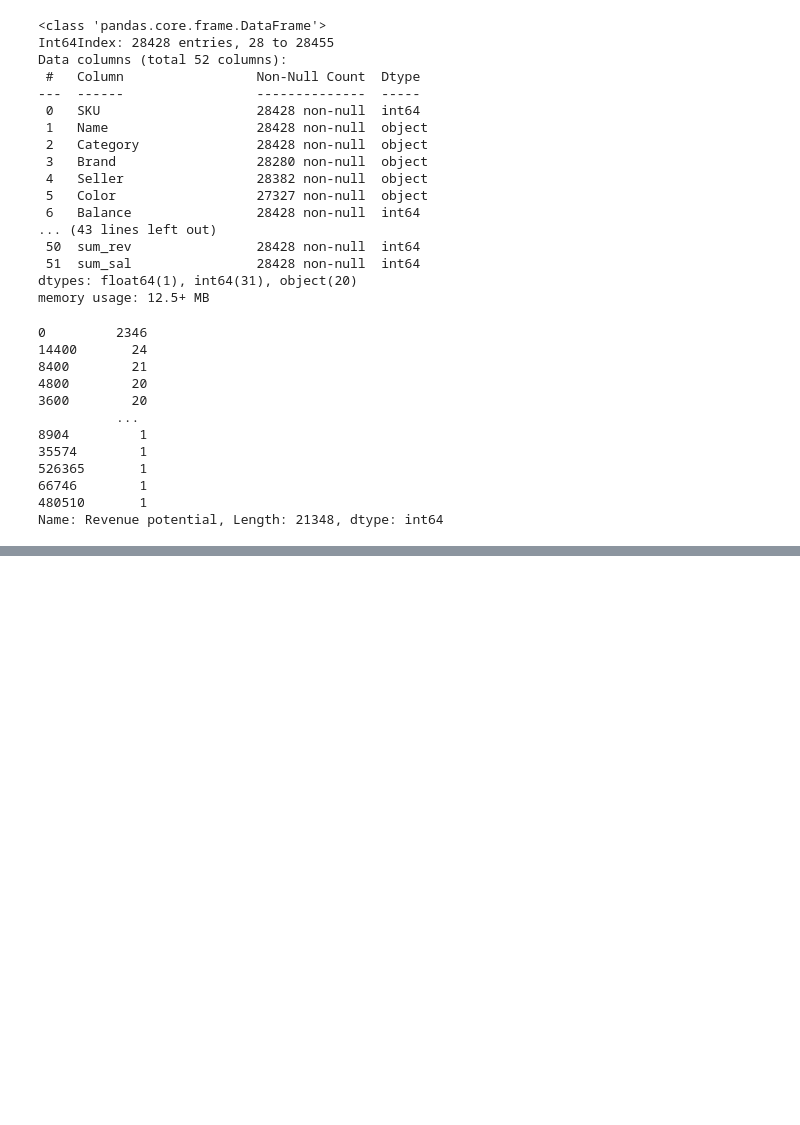
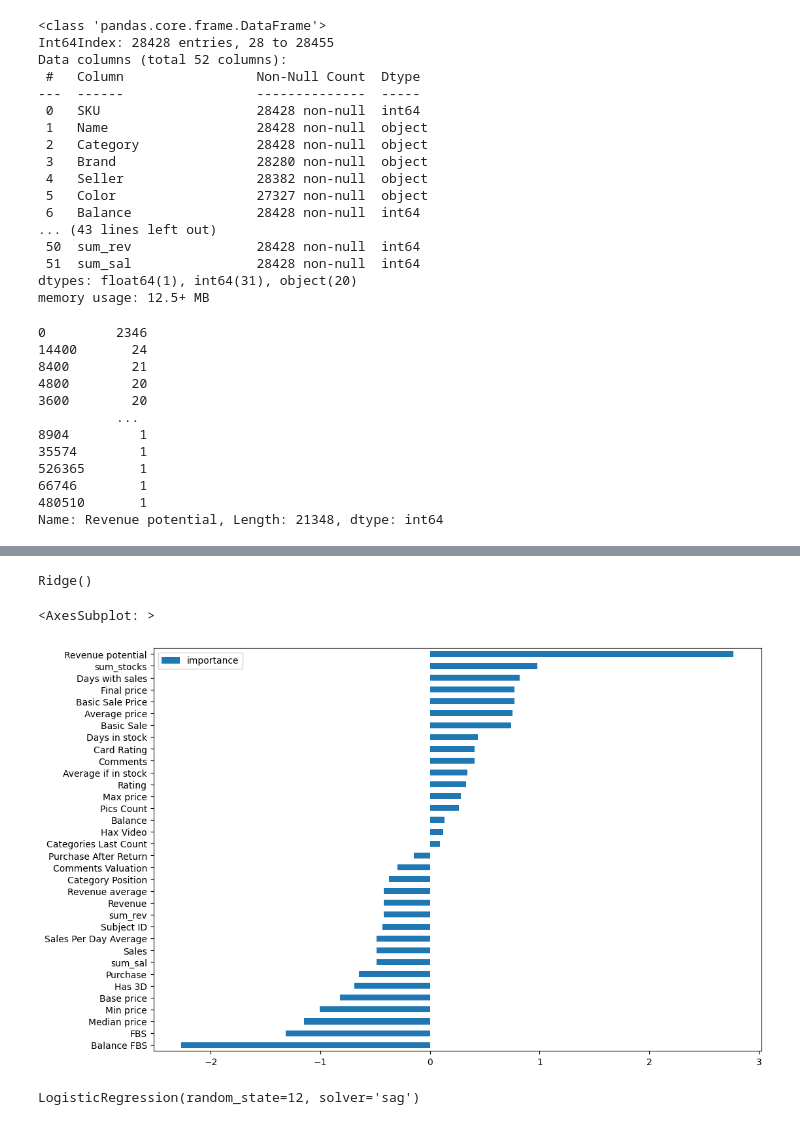
Before and after one commit to karkarinps/ML-jupyter, a Jupyter notebook: ML_projects/Ajaks_test.ipynb, the cells around one changed output, grey strips where cells are left out. Saved outputs shown, nothing was run; the diff lists cells and outputs as text; code cells hidden in the pictures; blank space fills up the shorter version.

```diff
--- a/ML_projects/Ajaks_test.ipynb
+++ b/ML_projects/Ajaks_test.ipynb
@@ -797,0 +1086,7 @@ df_load.to_csv(path_or_buf='C://Users/Uldum/Downloads/out.csv')
+# %%
+from sklearn.model_selection import train_test_split
+from sklearn.metrics import mean_squared_error
+
+X = df_norm.drop(['SPP Price'], axis=1)
+y = df_save.SPP
+y
@@ -797,0 +1108,11 @@ df_load.to_csv(path_or_buf='C://Users/Uldum/Downloads/out.csv')
+# %%
+ridge_reg = Ridge(alpha = 1.0)
+ridge_reg.fit(X, y)
+# %% [output]
+Ridge()
+# %%
+imp = pd.DataFrame(ridge_reg.coef_, index=X.columns, columns=['importance'])
+imp.sort_values('importance').plot(kind='barh', figsize=(12, 8))
+# %% [output]
+<AxesSubplot: >
+[figure, added]
@@ -797,0 +1121,5 @@ df_load.to_csv(path_or_buf='C://Users/Uldum/Downloads/out.csv')
+# %%
+logreg1 = LogisticRegression(solver='sag', random_state=12)
+logreg1.fit(X, y)
+# %% [output]
+LogisticRegression(random_state=12, solver='sag')
```
Also changed, not shown: parts of 35 cells of this notebook.
